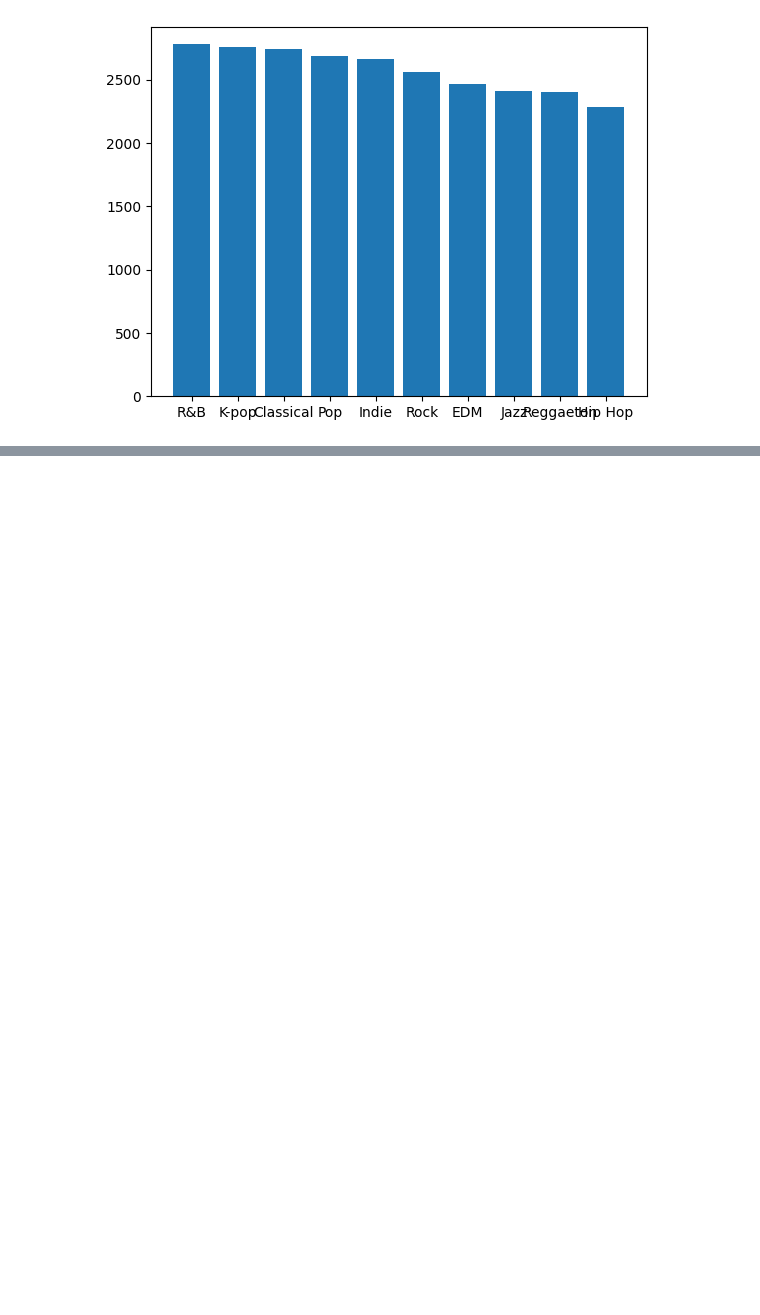
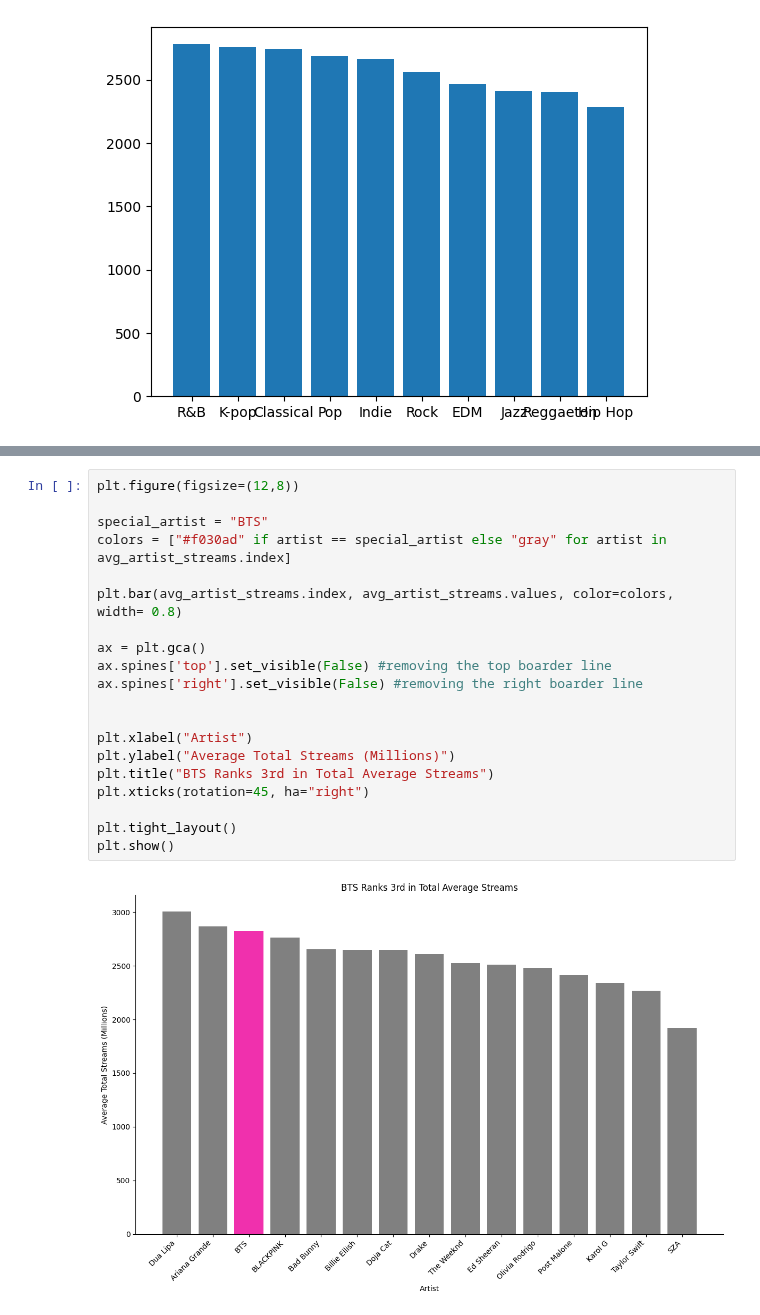
Before and after one commit to tmiller0335/Mod_2, a Jupyter notebook: Week_2/learning_plots_TaylorTackett/notebooks/visualization_practice.ipynb, the cells around one changed output, grey strips where cells are left out. Drawn from its saved outputs; the diff is of its cells as text; blank space fills up the shorter version.

```diff
--- a/Week_2/learning_plots_TaylorTackett/notebooks/visualization_practice.ipynb
+++ b/Week_2/learning_plots_TaylorTackett/notebooks/visualization_practice.ipynb
@@ -92,0 +167,22 @@ plt.show()
+# %%
+plt.figure(figsize=(12,8))
+
+special_artist = "BTS"
+colors = ["#f030ad" if artist == special_artist else "gray" for artist in avg_artist_streams.index]
+
+plt.bar(avg_artist_streams.index, avg_artist_streams.values, color=colors, width= 0.8)
+
+ax = plt.gca()
+ax.spines['top'].set_visible(False) #removing the top boarder line
+ax.spines['right'].set_visible(False) #removing the right boarder line
+
+
+plt.xlabel("Artist")
+plt.ylabel("Average Total Streams (Millions)")
+plt.title("BTS Ranks 3rd in Total Average Streams")
+plt.xticks(rotation=45, ha="right")
+
+plt.tight_layout()
+plt.show()
+# %% [output]
+[figure, added]
```
Also changed, not shown: parts of 7 cells of this notebook.
